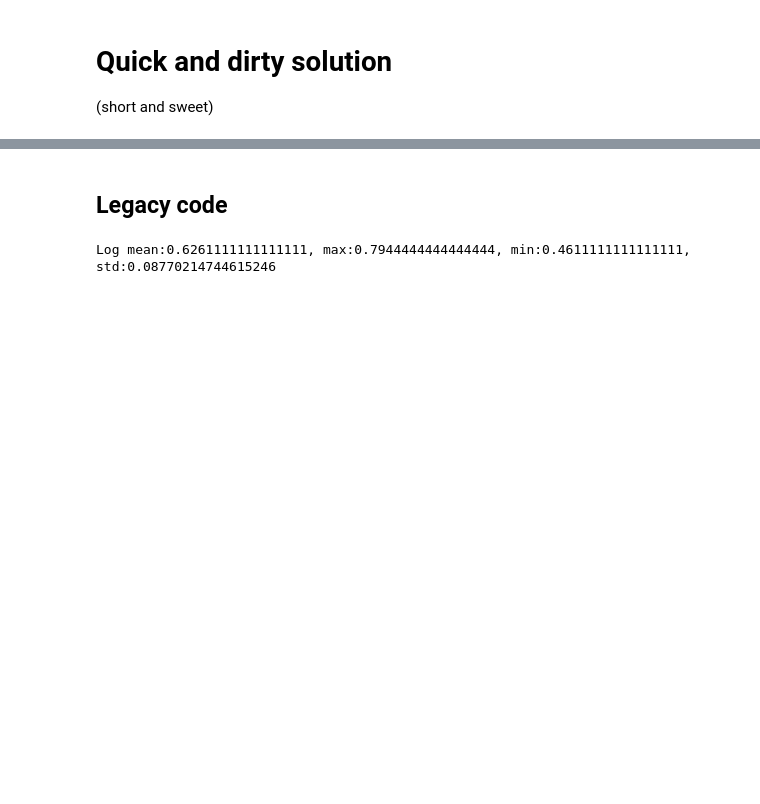
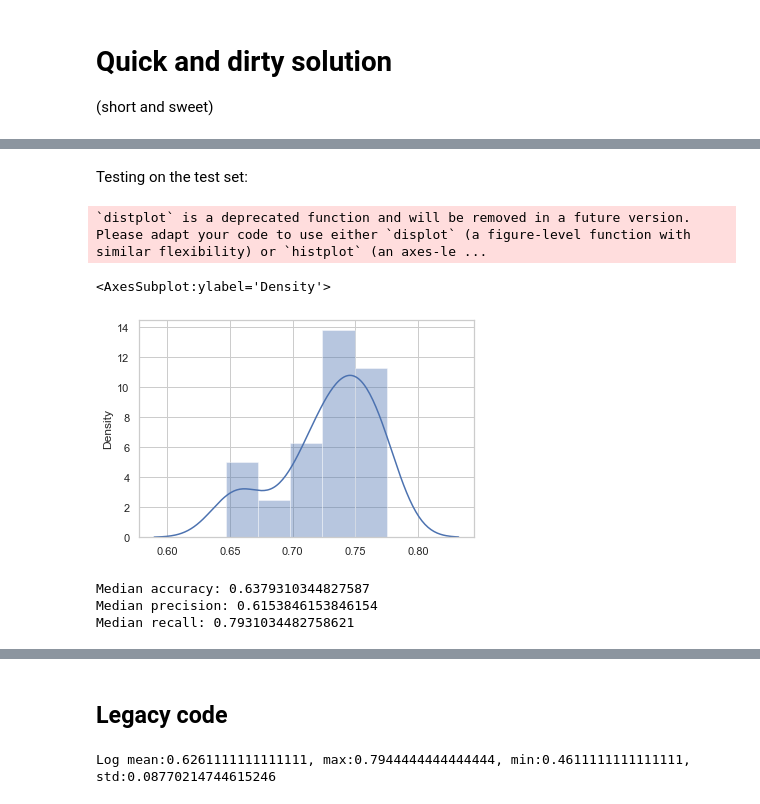
Before and after one commit to stan-tikhonov/Aging_classifier, a Jupyter notebook: LogisticRegression.ipynb, the cells around one changed output, grey strips where cells are left out. Saved outputs shown, nothing was run; the diff lists cells and outputs as text; code cells hidden in the pictures; blank space fills up the shorter version.

```diff
--- a/LogisticRegression.ipynb
+++ b/LogisticRegression.ipynb
@@ -105,0 +217,20 @@ pd.DataFrame(grid_cv.cv_results_)
+# %%
+clf = SGDClassifier(random_state = 0, penalty="elasticnet")
+
+classifier = pipeline.Pipeline(steps=[
+    ("scaling", preprocessing.StandardScaler()),
+    ("polynomial", preprocessing.PolynomialFeatures(2)),
+    ("classifier", clf)
+])
+
+paramgrid = {
+    "classifier__loss" : ["squared_hinge", "hinge", "log", "modified_huber"],
+    "classifier__alpha" : np.logspace(-6, 0, 5),
+    "classifier__l1_ratio" : np.linspace(0.0001, 1, 5)
+}
+
+#cv_strategy = model_selection.StratifiedKFold(n_splits = 10, shuffle = True, random_state = 1)
+cv_strategy = model_selection.StratifiedShuffleSplit(n_splits=10, test_size=0.2, random_state=0)
+scorer = metrics.make_scorer(metrics.roc_auc_score, needs_threshold=True)
+grid_cv = model_selection.GridSearchCV(classifier, paramgrid, scoring = scorer, cv = cv_strategy)
+grid_cv.fit(X_train, y_train)
@@ -105,0 +295,44 @@ pd.DataFrame(grid_cv.cv_results_)
+# %% [markdown]
+Testing on the test set:
+# %%
+scr = metrics.make_scorer(metrics.roc_auc_score, needs_threshold=True)
+
+scores = []
+accuracy = []
+precision = []
+recall = []
+
+for i in range(0, 31):
+    clf = SGDClassifier(random_state = i, penalty="elasticnet", alpha=3.162e-5, l1_ratio=0.0001, loss="log")
+
+    classifier = pipeline.Pipeline(steps=[
+        ("scaling", preprocessing.StandardScaler()),
+        ("polynomial", preprocessing.PolynomialFeatures(2)),
+        ("classifier", clf)
+    ])
+
+    classifier.fit(X_train, y_train)
+
+    scores.append(scr(classifier, X_test, y_test))
+
+    predictions = classifier.predict(X_test)
+
+    accuracy.append(metrics.accuracy_score(y_test, predictions))
+    precision.append(metrics.precision_score(y_test, predictions))
+    recall.append(metrics.recall_score(y_test, predictions))
+
+sns.distplot(scores)
+#etrics.plot_roc_curve(classifier, X_test, y_test)
+#metrics.plot_precision_recall_curve(classifier, X_test, y_test)
+# %% [output]
+`distplot` is a deprecated function and will be removed in a future version. Please adapt your code to use either `displot` (a figure-level function with similar flexibility) or `histplot` (an axes-le ...
+<AxesSubplot:ylabel='Density'>
+[figure, added]
+# %%
+print("Median accuracy:", np.median(accuracy))
+print("Median precision:", np.median(precision))
+print("Median recall:", np.median(recall))
+# %% [output]
+Median accuracy: 0.6379310344827587
+Median precision: 0.6153846153846154
+Median recall: 0.7931034482758621
```
Also changed, not shown: parts of 35 cells of this notebook.
